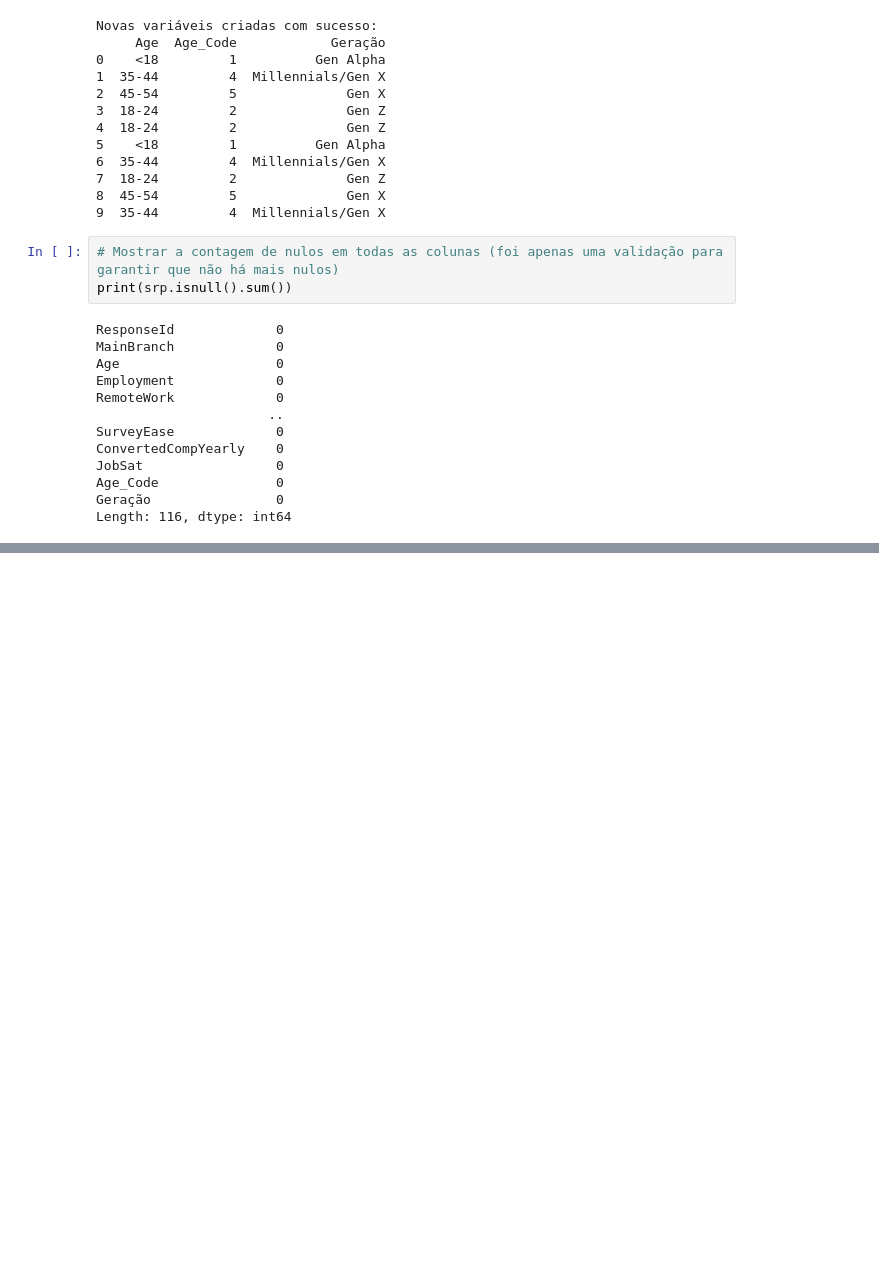
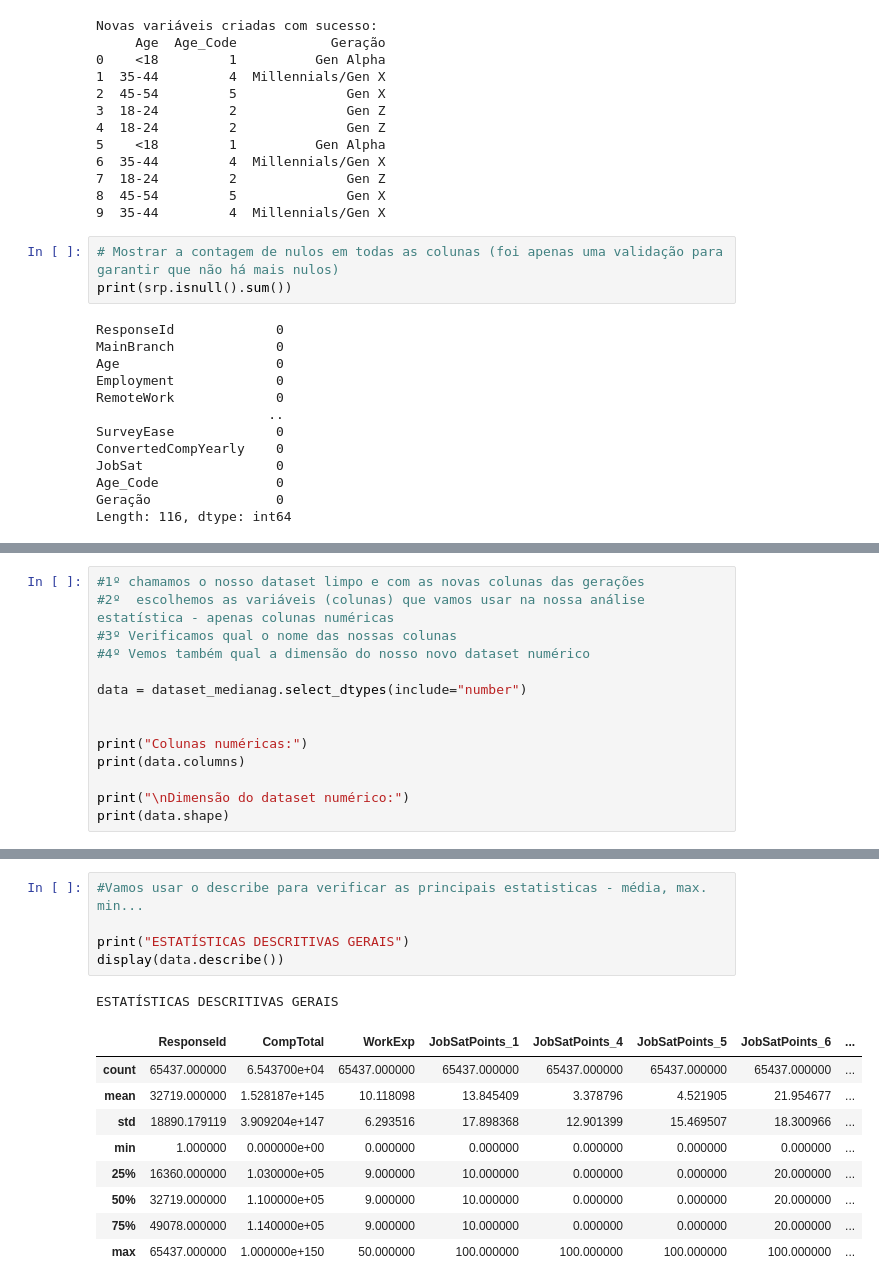
Before and after one commit to Rodrigo-CPEio/DataSet_GroupProject, a Jupyter notebook: Notebook_LAD.ipynb, the cells around one changed output, grey strips where cells are left out. Drawn from its saved outputs; the diff is of its cells as text; blank space fills up the shorter version.

Commit message:
[SPR1][TASK1] - Ponto de Análises Estatisticas
Análises Estatisticas efetuadas em cima do dataset_limpo_medianag.csv

```diff
--- a/Notebook_LAD.ipynb
+++ b/Notebook_LAD.ipynb
@@ -218,0 +219,14 @@ srp.to_csv('DATASET/dataset_limpo_geracoes.csv', index=False)
+# %%
+#1º chamamos o nosso dataset limpo e com as novas colunas das gerações
+#2º  escolhemos as variáveis (colunas) que vamos usar na nossa análise estatística - apenas colunas numéricas
+#3º Verificamos qual o nome das nossas colunas
+#4º Vemos também qual a dimensão do nosso novo dataset numérico
+
+data = dataset_medianag.select_dtypes(include="number")
+
+
+print("Colunas numéricas:")
+print(data.columns)
+
+print("\nDimensão do dataset numérico:")
+print(data.shape)
@@ -218,0 +243,16 @@ srp.to_csv('DATASET/dataset_limpo_geracoes.csv', index=False)
+# %%
+#Vamos usar o describe para verificar as principais estatisticas - média, max. min...
+
+print("ESTATÍSTICAS DESCRITIVAS GERAIS")
+display(data.describe())
+# %% [output]
+ESTATÍSTICAS DESCRITIVAS GERAIS
+|  | ResponseId | CompTotal | WorkExp | JobSatPoints_1 | JobSatPoints_4 | JobSatPoints_5 | JobSatPoints_6 | ... |
+| count | 65437.000000 | 6.543700e+04 | 65437.000000 | 65437.000000 | 65437.000000 | 65437.000000 | 65437.000000 | ... |
+| mean | 32719.000000 | 1.528187e+145 | 10.118098 | 13.845409 | 3.378796 | 4.521905 | 21.954677 | ... |
+| std | 18890.179119 | 3.909204e+147 | 6.293516 | 17.898368 | 12.901399 | 15.469507 | 18.300966 | ... |
+| min | 1.000000 | 0.000000e+00 | 0.000000 | 0.000000 | 0.000000 | 0.000000 | 0.000000 | ... |
+| 25% | 16360.000000 | 1.030000e+05 | 9.000000 | 10.000000 | 0.000000 | 0.000000 | 20.000000 | ... |
+| 50% | 32719.000000 | 1.100000e+05 | 9.000000 | 10.000000 | 0.000000 | 0.000000 | 20.000000 | ... |
+| 75% | 49078.000000 | 1.140000e+05 | 9.000000 | 10.000000 | 0.000000 | 0.000000 | 20.000000 | ... |
+| max | 65437.000000 | 1.000000e+150 | 50.000000 | 100.000000 | 100.000000 | 100.000000 | 100.000000 | ... |
```
Also changed, not shown: parts of 22 cells of this notebook, 2 other files.
